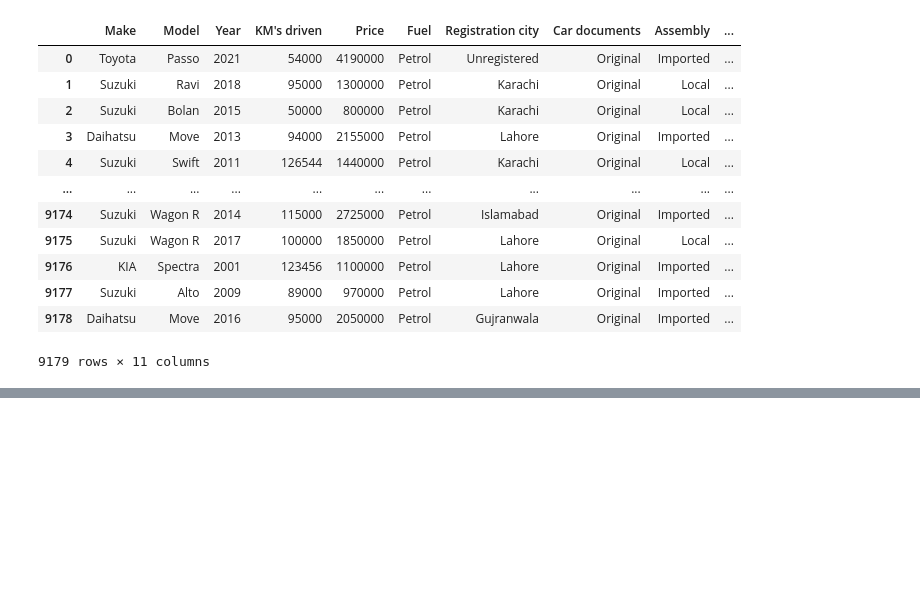
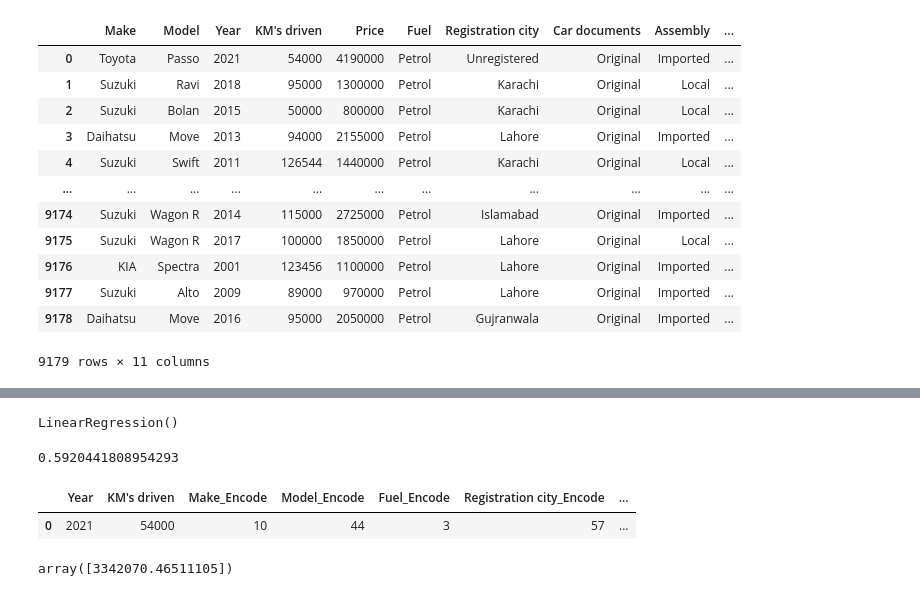
Before and after one commit to maheshsanam/OLX_Project, a Jupyter notebook: dataanalysis.ipynb, the cells around one changed output, grey strips where cells are left out. Cells and saved outputs as stored; diff of their text form; code cells hidden in the pictures; blank space fills up the shorter version.

```diff
--- a/dataanalysis.ipynb
+++ b/dataanalysis.ipynb
@@ -64,0 +113,19 @@ feature
+# %%
+lr.fit(X_train,y_train)
+# %% [output]
+LinearRegression()
+# %%
+lr.score(X_test,y_test)
+# %% [output]
+0.5920441808954293
+# %%
+df.drop(['Price','Condition_Encode'],axis=1,inplace=True)
+# %%
+df.head(1)
+# %% [output]
+|  | Year | KM's driven | Make_Encode | Model_Encode | Fuel_Encode | Registration city_Encode | ... |
+| 0 | 2021 | 54000 | 10 | 44 | 3 | 57 | ... |
+# %%
+lr.predict([[2021, 54000,  10, 44, 3,  57, 1,  0,  0]])
+# %% [output]
+array([3342070.46511105])
```
Also changed, not shown: parts of 12 cells of this notebook, 5 other files.
